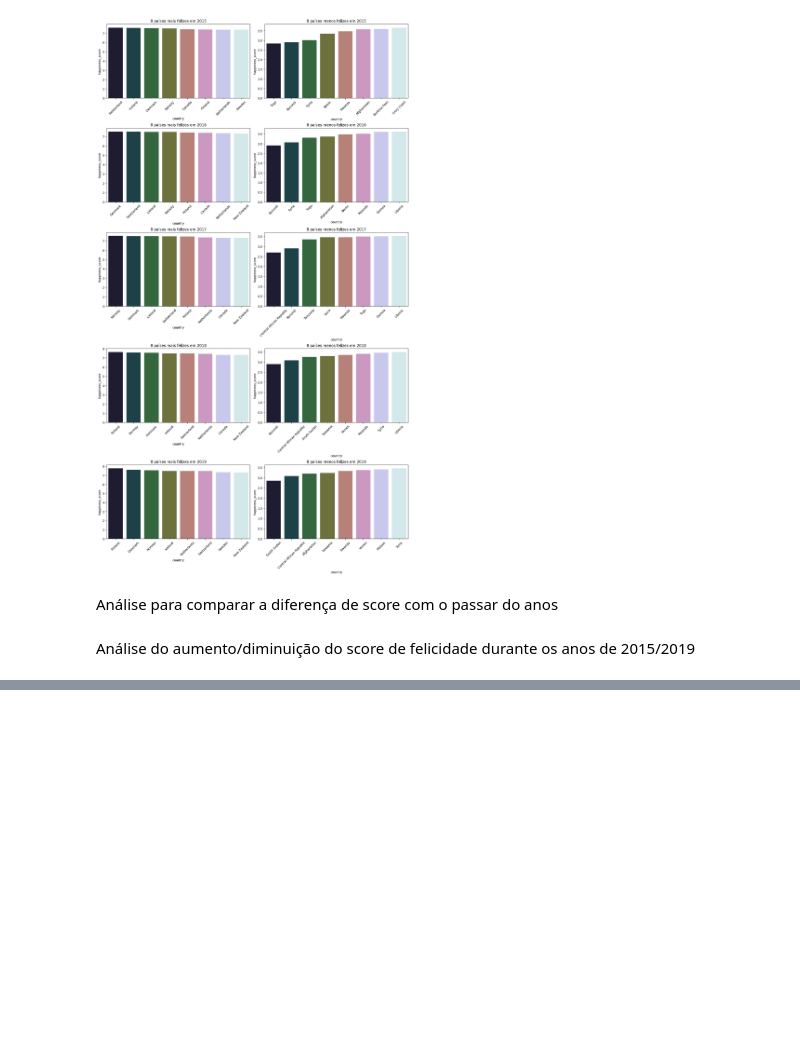
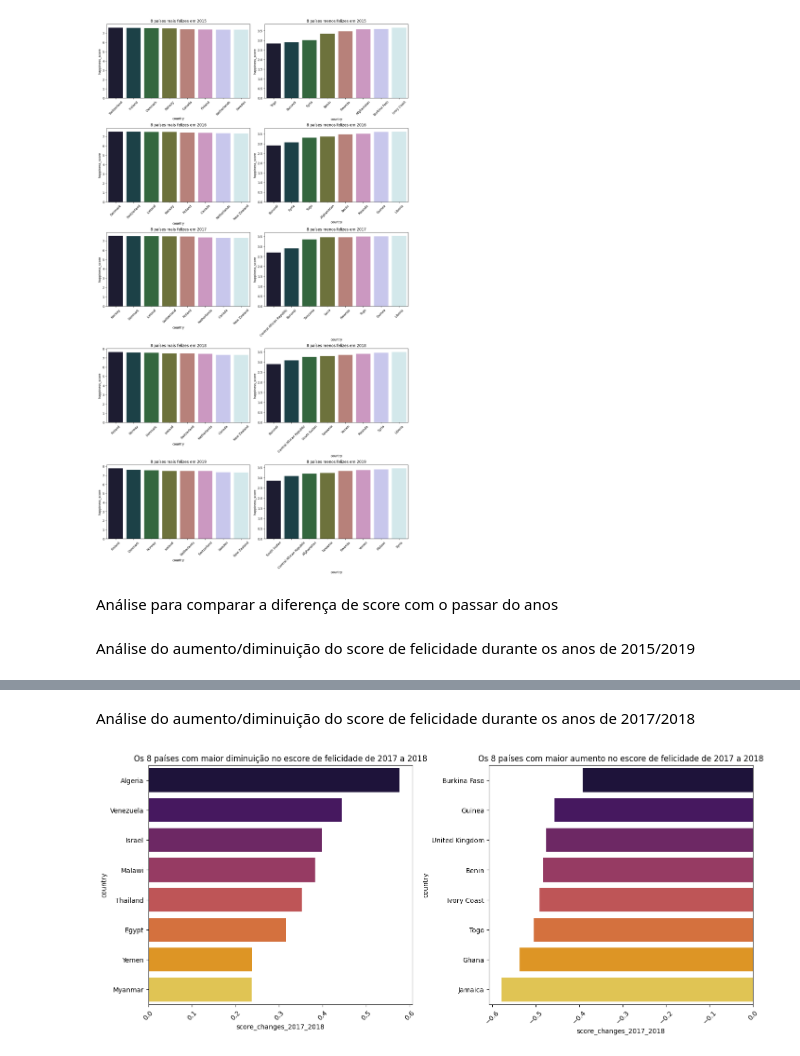
Before and after one commit to crismassaneiro/world-happiness-report, a Jupyter notebook: analisys.ipynb, the cells around one changed output, grey strips where cells are left out. Cells and saved outputs as stored; diff of their text form; code cells hidden in the pictures; blank space fills up the shorter version.

```diff
--- a/analisys.ipynb
+++ b/analisys.ipynb
@@ -153,0 +180,13 @@ axs2[1].title.set_text('Os 8 países com maior aumento no escore de felicidade d
+# %% [markdown]
+Análise do aumento/diminuição do score de felicidade durante os anos de 2017/2018
+# %%
+f2, axs2 = plt.subplots(1,2, figsize = (14,6), constrained_layout = True)
+ax2=sns.barplot(y = df_graph5["country"][:8], x = df_graph5["score_changes_2017_2018"][:8],palette="inferno", ax=axs2[0])
+ax2.tick_params(axis = 'x', rotation = 45)
+ax2=sns.barplot(y = df_graph5["country"][-8:], x = df_graph5["score_changes_2017_2018"][-8:],palette="inferno", ax=axs2[1])
+ax2.tick_params(axis = 'x', rotation = 45)
+
+axs2[0].title.set_text('Os 8 países com maior diminuição no escore de felicidade de 2017 a 2018')
+axs2[1].title.set_text('Os 8 países com maior aumento no escore de felicidade de 2017 a 2018')
+# %% [output]
+[figure, added]
```
Also changed, not shown: parts of 7 cells of this notebook.
